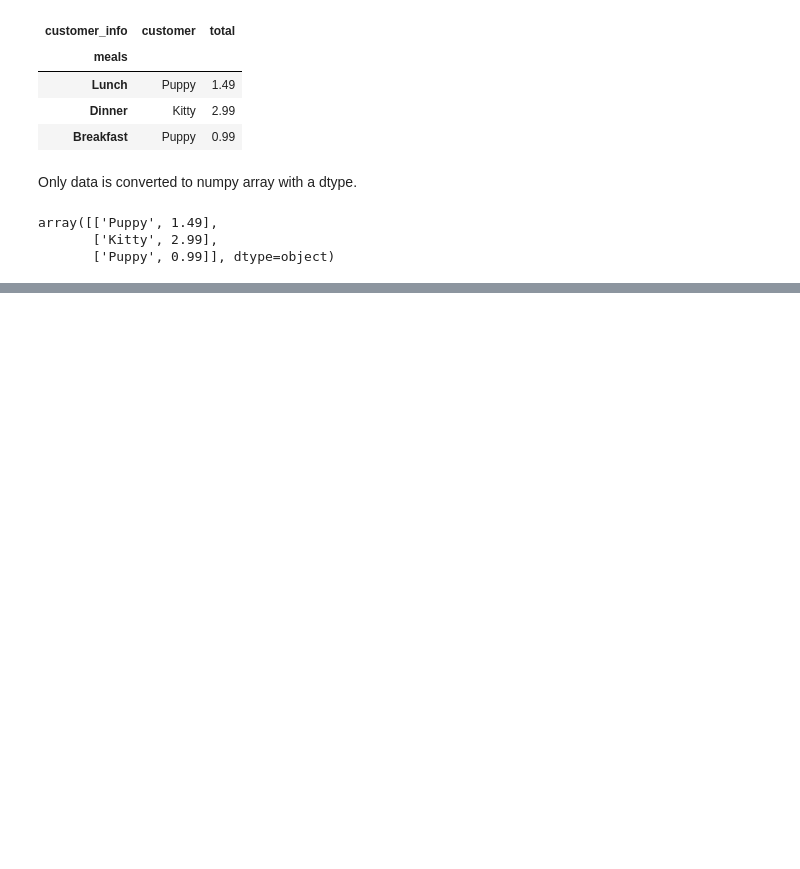
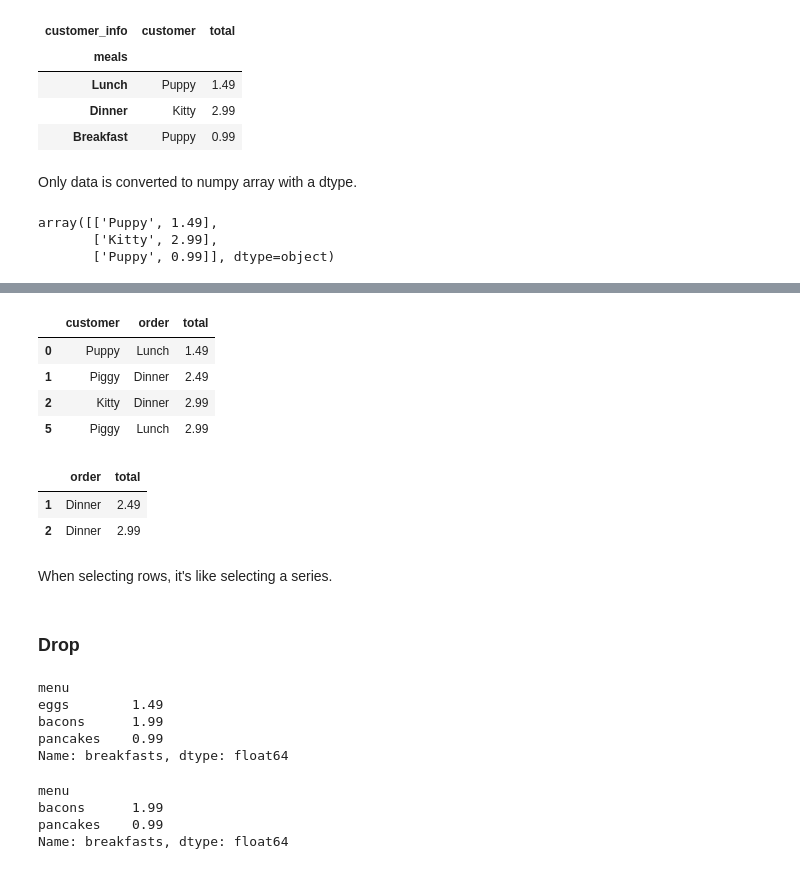
Before and after one commit to galopyz/goldfish, a Jupyter notebook: pandas.ipynb, the cells around one changed output, grey strips where cells are left out. Drawn from its saved outputs; the diff is of its cells as text; code cells hidden in the pictures; blank space fills up the shorter version.

```diff
--- a/pandas.ipynb
+++ b/pandas.ipynb
@@ -270,0 +409,3 @@ array([['Puppy', 1.49],
+# %%
+df = pd.DataFrame(data)
+df
@@ -270,0 +420,33 @@ array([['Puppy', 1.49],
+# %%
+df[df['total'] > 1]
+# %% [output]
+|  | customer | order | total |
+| 0 | Puppy | Lunch | 1.49 |
+| 1 | Piggy | Dinner | 2.49 |
+| 2 | Kitty | Dinner | 2.99 |
+| 5 | Piggy | Lunch | 2.99 |
+# %%
+df.iloc[1:3, 1:]
+# %% [output]
+|  | order | total |
+| 1 | Dinner | 2.49 |
+| 2 | Dinner | 2.99 |
+# %% [markdown]
+When selecting rows, it's like selecting a series.
+# %% [markdown]
+### Drop
+# %%
+ser3
+# %% [output]
+menu
+eggs        1.49
+bacons      1.99
+pancakes    0.99
+Name: breakfasts, dtype: float64
+# %%
+ser3.drop('eggs')
+# %% [output]
+menu
+bacons      1.99
+pancakes    0.99
+Name: breakfasts, dtype: float64
```
Also changed, not shown: parts of 35 cells of this notebook.
